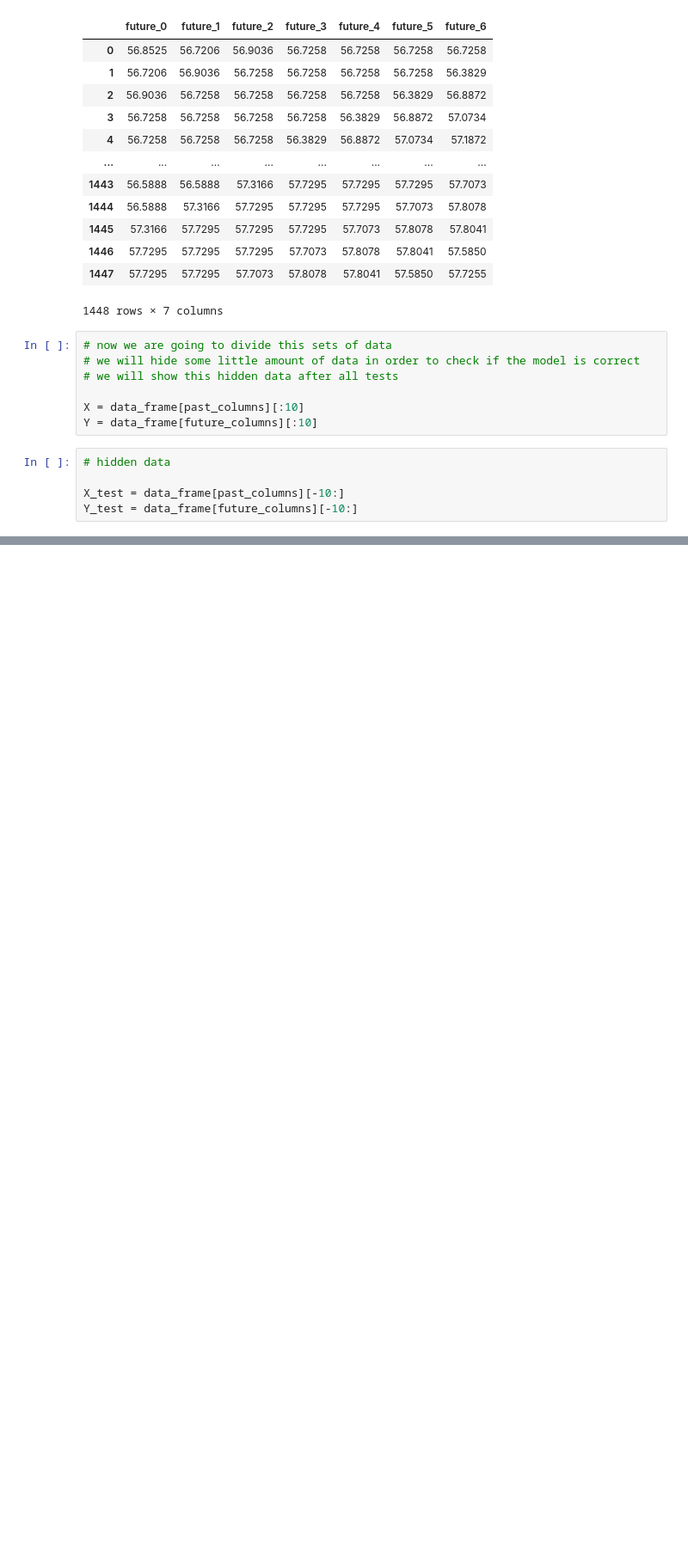
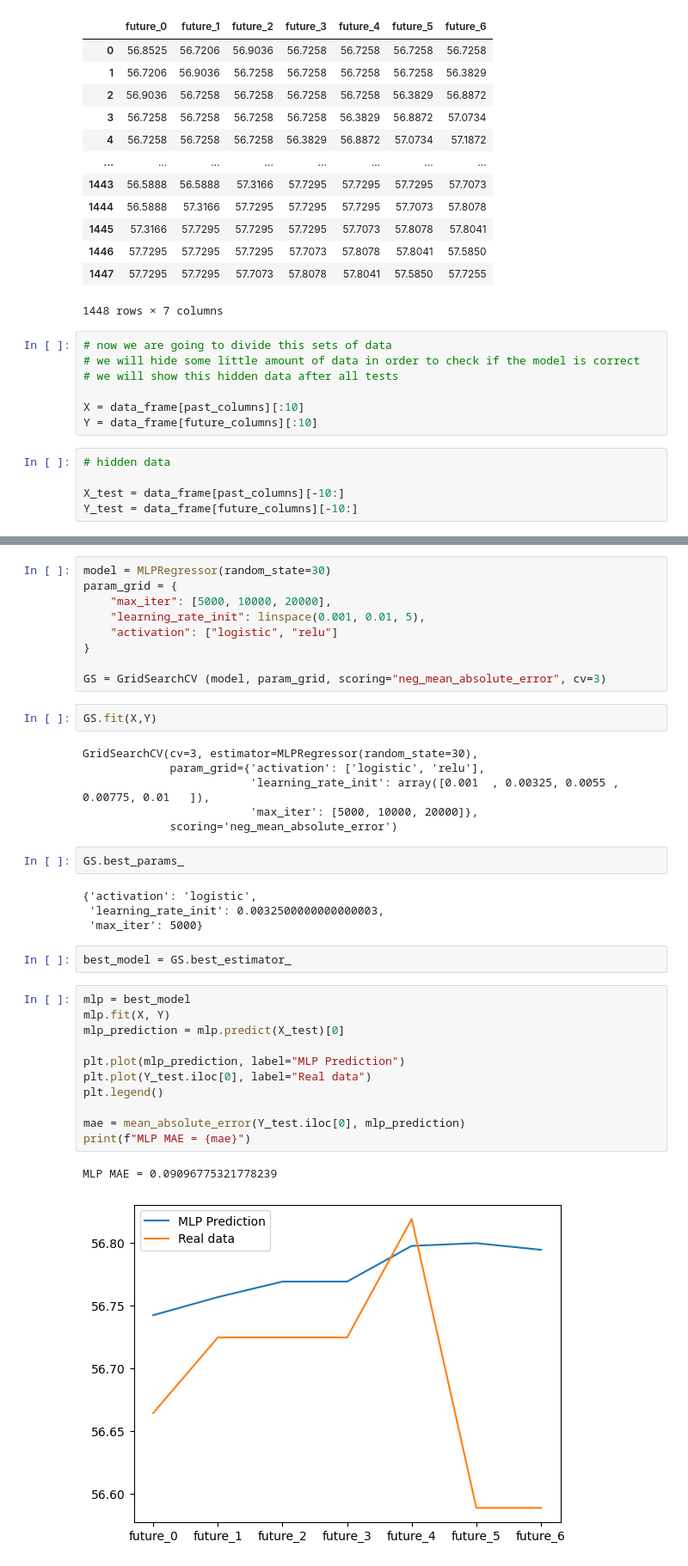
Before and after one commit to nikoladomazetovikj/exchange-rate-prediction-model, a Jupyter notebook: model_training.ipynb, the cells around one changed output, grey strips where cells are left out. Shown at 86% size. Drawn from its saved outputs; the diff is of its cells as text; blank space fills up the shorter version.

```diff
--- a/model_training.ipynb
+++ b/model_training.ipynb
@@ -210,0 +255,39 @@ Y_test = data_frame[future_columns][-10:]
+# %%
+model = MLPRegressor(random_state=30)
+param_grid = {
+    "max_iter": [5000, 10000, 20000],
+    "learning_rate_init": linspace(0.001, 0.01, 5),
+    "activation": ["logistic", "relu"]
+}
+
+GS = GridSearchCV (model, param_grid, scoring="neg_mean_absolute_error", cv=3)
+# %%
+GS.fit(X,Y)
+# %% [output]
+GridSearchCV(cv=3, estimator=MLPRegressor(random_state=30),
+             param_grid={'activation': ['logistic', 'relu'],
+                         'learning_rate_init': array([0.001  , 0.00325, 0.0055 , 0.00775, 0.01   ]),
+                         'max_iter': [5000, 10000, 20000]},
+             scoring='neg_mean_absolute_error')
+# %%
+GS.best_params_
+# %% [output]
+{'activation': 'logistic',
+ 'learning_rate_init': 0.0032500000000000003,
+ 'max_iter': 5000}
+# %%
+best_model = GS.best_estimator_
+# %%
+mlp = best_model
+mlp.fit(X, Y)
+mlp_prediction = mlp.predict(X_test)[0]
+
+plt.plot(mlp_prediction, label="MLP Prediction")
+plt.plot(Y_test.iloc[0], label="Real data")
+plt.legend()
+
+mae = mean_absolute_error(Y_test.iloc[0], mlp_prediction)
+print(f"MLP MAE = {mae}")
+# %% [output]
+MLP MAE = 0.09096775321778239
+[figure, added]
```
Also changed, not shown: parts of 8 cells of this notebook.
